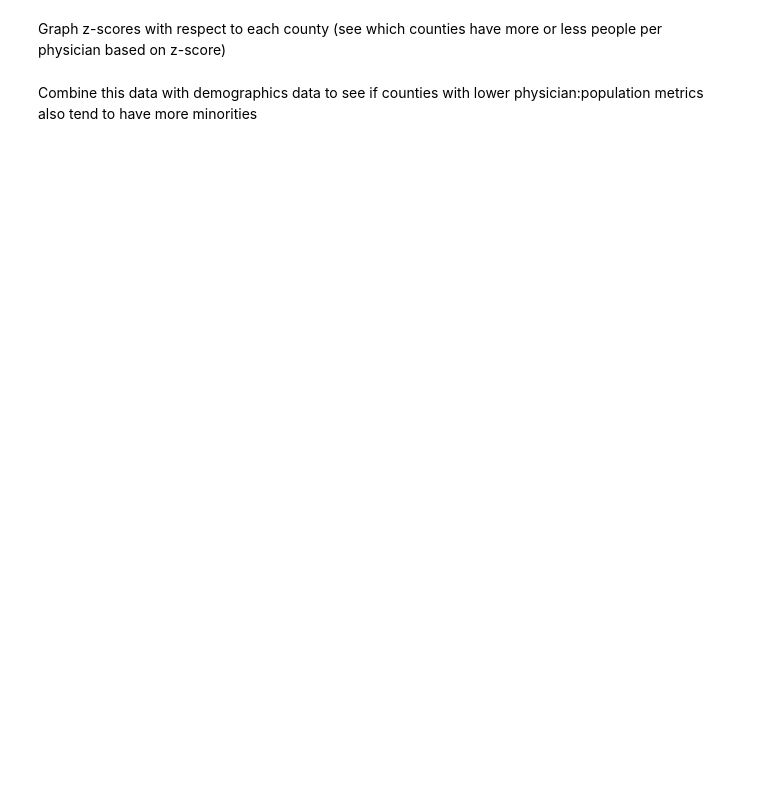
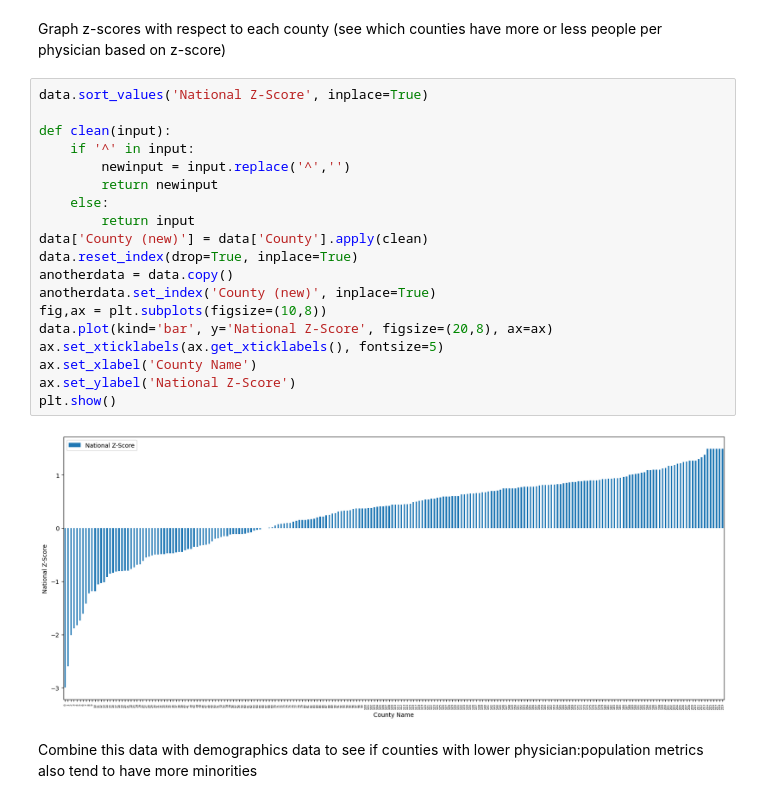
Before and after one commit to AntoAAAAAAAA/Disparities-Dashboard, a Jupyter notebook: PhysicianAccess/PhysicanAccess.ipynb, the cells around one changed output. Cells and saved outputs as stored; diff of their text form; blank space fills up the shorter version.

```diff
--- a/PhysicianAccess/PhysicanAccess.ipynb
+++ b/PhysicianAccess/PhysicanAccess.ipynb
@@ -54,4 +57,25 @@ data
 # %% [markdown]
 Graph z-scores with respect to each county (see which counties have more or less people per physician based on z-score)
+# %%
+data.sort_values('National Z-Score', inplace=True)
+
+def clean(input):
+    if '^' in input:
+        newinput = input.replace('^','')
+        return newinput
+    else:
+        return input
+data['County (new)'] = data['County'].apply(clean)
+data.reset_index(drop=True, inplace=True)
+anotherdata = data.copy()
+anotherdata.set_index('County (new)', inplace=True)
+fig,ax = plt.subplots(figsize=(10,8))
+data.plot(kind='bar', y='National Z-Score', figsize=(20,8), ax=ax)
+ax.set_xticklabels(ax.get_xticklabels(), fontsize=5)
+ax.set_xlabel('County Name')
+ax.set_ylabel('National Z-Score')
+plt.show()
+# %% [output]
+[figure, added]
 # %% [markdown]
 Combine this data with demographics data to see if counties with lower physician:population metrics also tend to have more minorities
```
Also changed, not shown: parts of 7 cells of this notebook, 1 other file.
